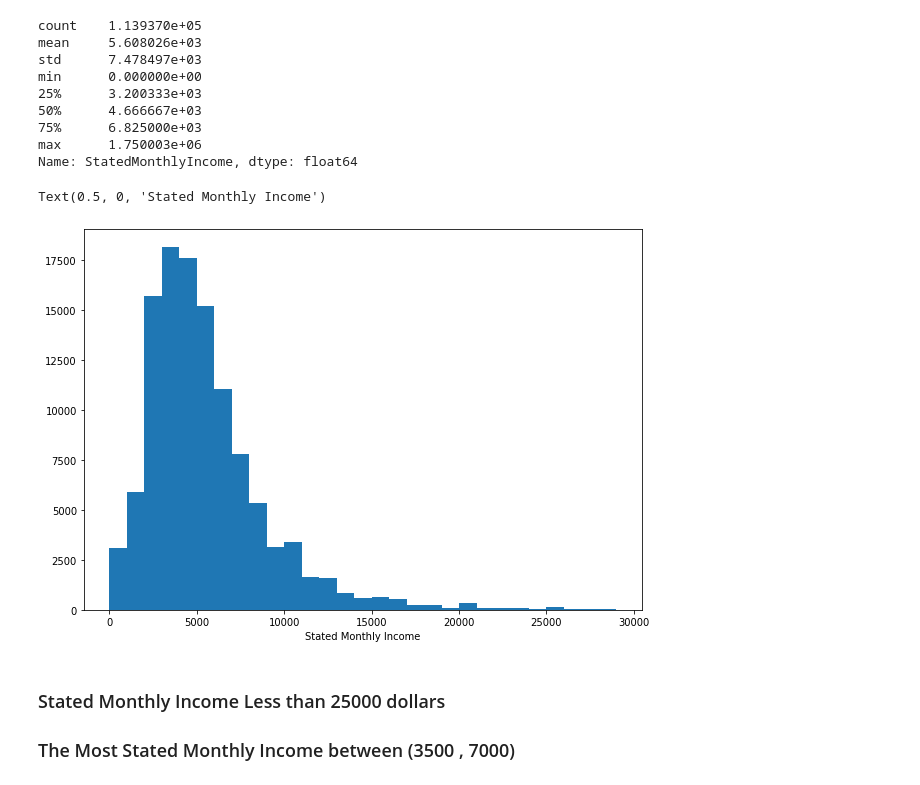
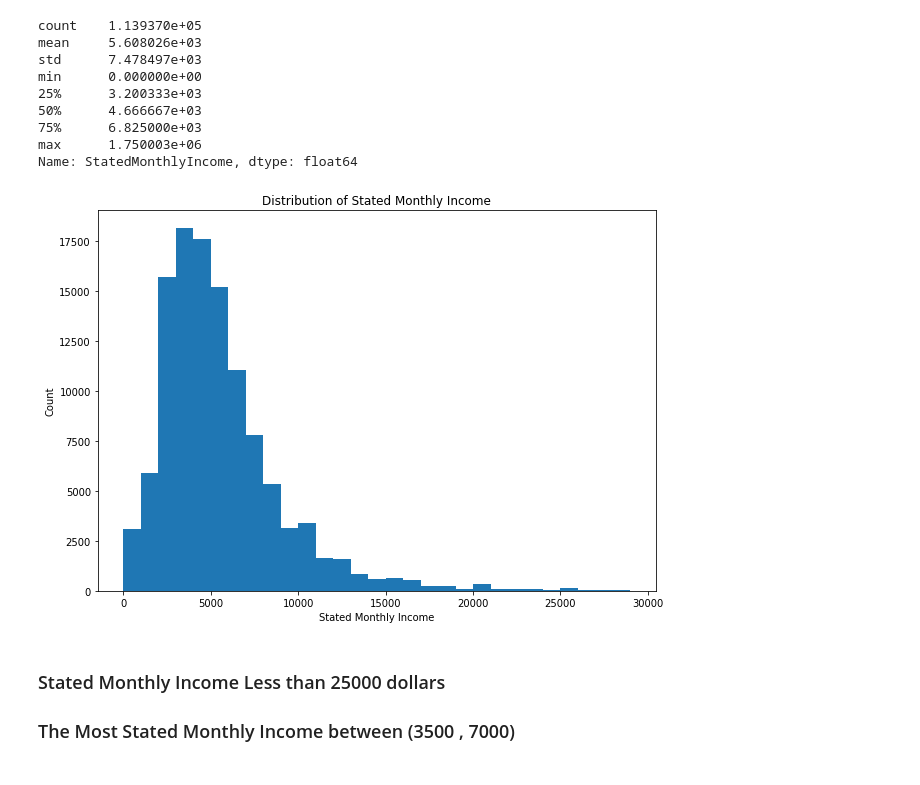
Before and after one commit to Mohamed-Salem-Ali/Data-Visualization-Prosper-Loan, a Jupyter notebook: Propser Loan Data Exploration .ipynb, the cells around one changed output. Cells and saved outputs as stored; diff of their text form; code cells hidden in the pictures.

```diff
--- a/Propser Loan Data Exploration .ipynb
+++ b/Propser Loan Data Exploration .ipynb
@@ -153,12 +164,13 @@ Name: StatedMonthlyIncome, dtype: float64
 # %%
 SMI = df.StatedMonthlyIncome
 b = np.arange(0,30000,1000)
 plt.figure(figsize=[10,7])
 plt.hist(data = df, x = 'StatedMonthlyIncome', bins=b)
 plt.xlabel('Stated Monthly Income')
+plt.ylabel('Count')
+plt.title('Distribution of Stated Monthly Income');
 # %% [output]
-Text(0.5, 0, 'Stated Monthly Income')
-[figure, old version]
+[figure, new version]
 # %% [markdown]
 ### Stated Monthly Income Less than 25000 dollars
 ### The Most Stated Monthly Income between (3500 , 7000)
```
Also changed, not shown: parts of 85 cells of this notebook, 2 other files.
